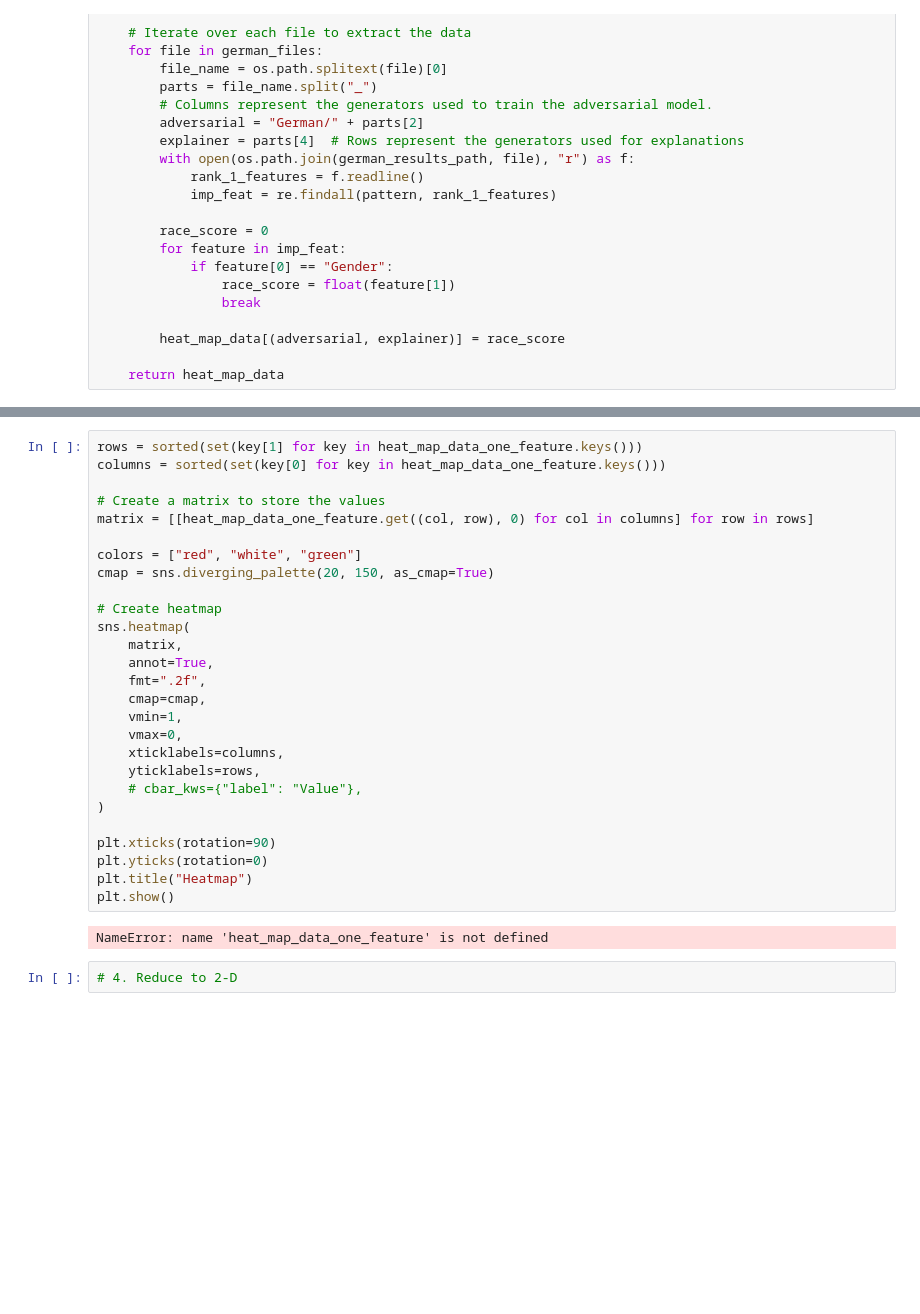
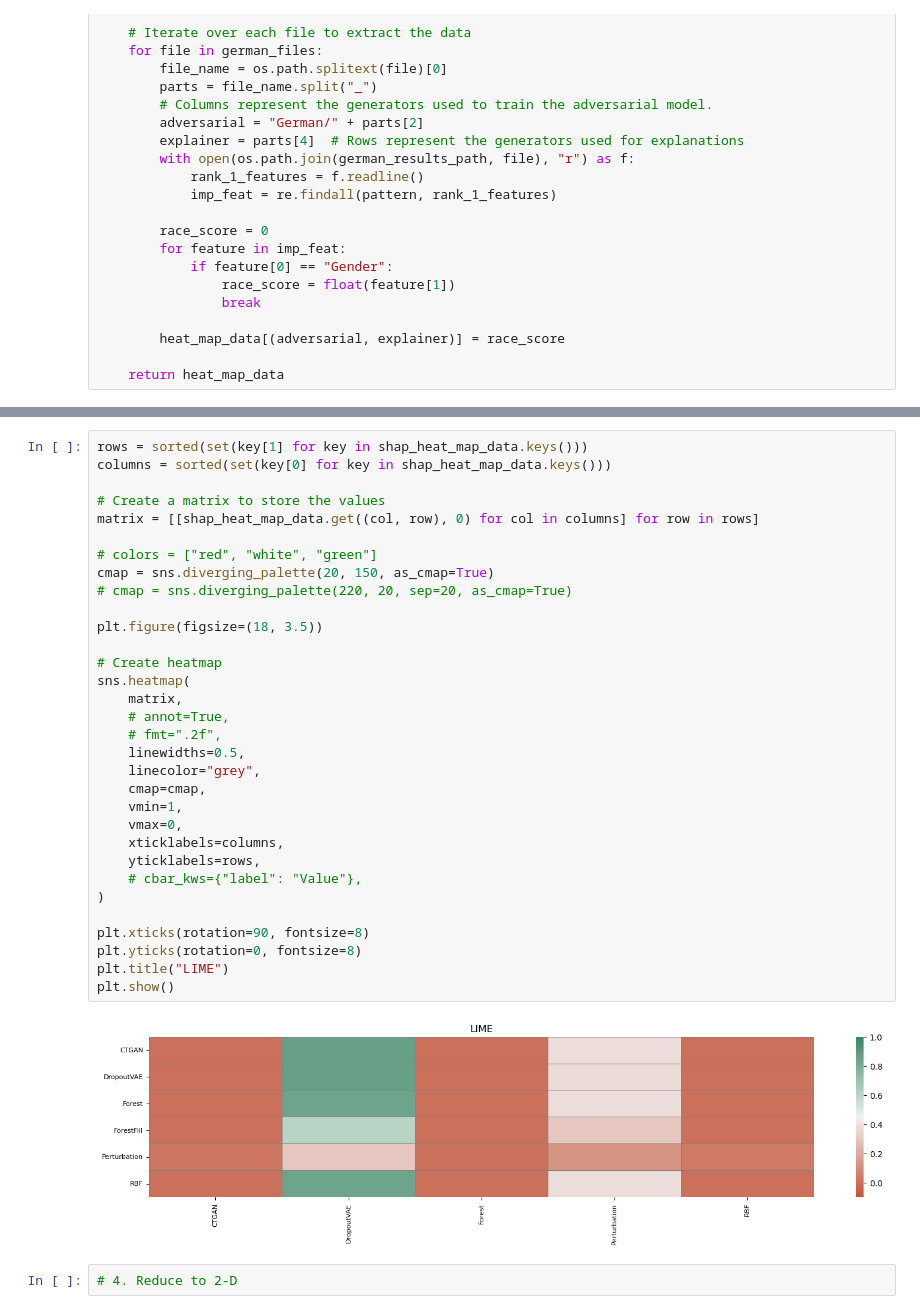
Before and after one commit to shreyan241/DSC-261-FINAL, a Jupyter notebook: visualize.ipynb, the cells around one changed output, grey strips where cells are left out. Cells and saved outputs as stored; diff of their text form; blank space fills up the shorter version.

Commit message:
SHAP heat map

```diff
--- a/visualize.ipynb
+++ b/visualize.ipynb
@@ -210,32 +253,37 @@ plt.show()
 # %%
-rows = sorted(set(key[1] for key in heat_map_data_one_feature.keys()))
-columns = sorted(set(key[0] for key in heat_map_data_one_feature.keys()))
+rows = sorted(set(key[1] for key in shap_heat_map_data.keys()))
+columns = sorted(set(key[0] for key in shap_heat_map_data.keys()))
 
 # Create a matrix to store the values
-matrix = [[heat_map_data_one_feature.get((col, row), 0) for col in columns] for row in rows]
+matrix = [[shap_heat_map_data.get((col, row), 0) for col in columns] for row in rows]
 
-colors = ["red", "white", "green"]
+# colors = ["red", "white", "green"]
 cmap = sns.diverging_palette(20, 150, as_cmap=True)
+# cmap = sns.diverging_palette(220, 20, sep=20, as_cmap=True)
+
+plt.figure(figsize=(18, 3.5))
 
 # Create heatmap
 sns.heatmap(
     matrix,
-    annot=True,
-    fmt=".2f",
+    # annot=True,
+    # fmt=".2f",
+    linewidths=0.5,
+    linecolor="grey",
     cmap=cmap,
     vmin=1,
     vmax=0,
     xticklabels=columns,
     yticklabels=rows,
     # cbar_kws={"label": "Value"},
 )
 
-plt.xticks(rotation=90)
-plt.yticks(rotation=0)
-plt.title("Heatmap")
+plt.xticks(rotation=90, fontsize=8)
+plt.yticks(rotation=0, fontsize=8)
+plt.title("LIME")
 plt.show()
 # %% [output]
-NameError: name 'heat_map_data_one_feature' is not defined
+[figure, added]
 # %%
 # 4. Reduce to 2-D
 # %%
```
Also changed, not shown: parts of 4 cells of this notebook.
